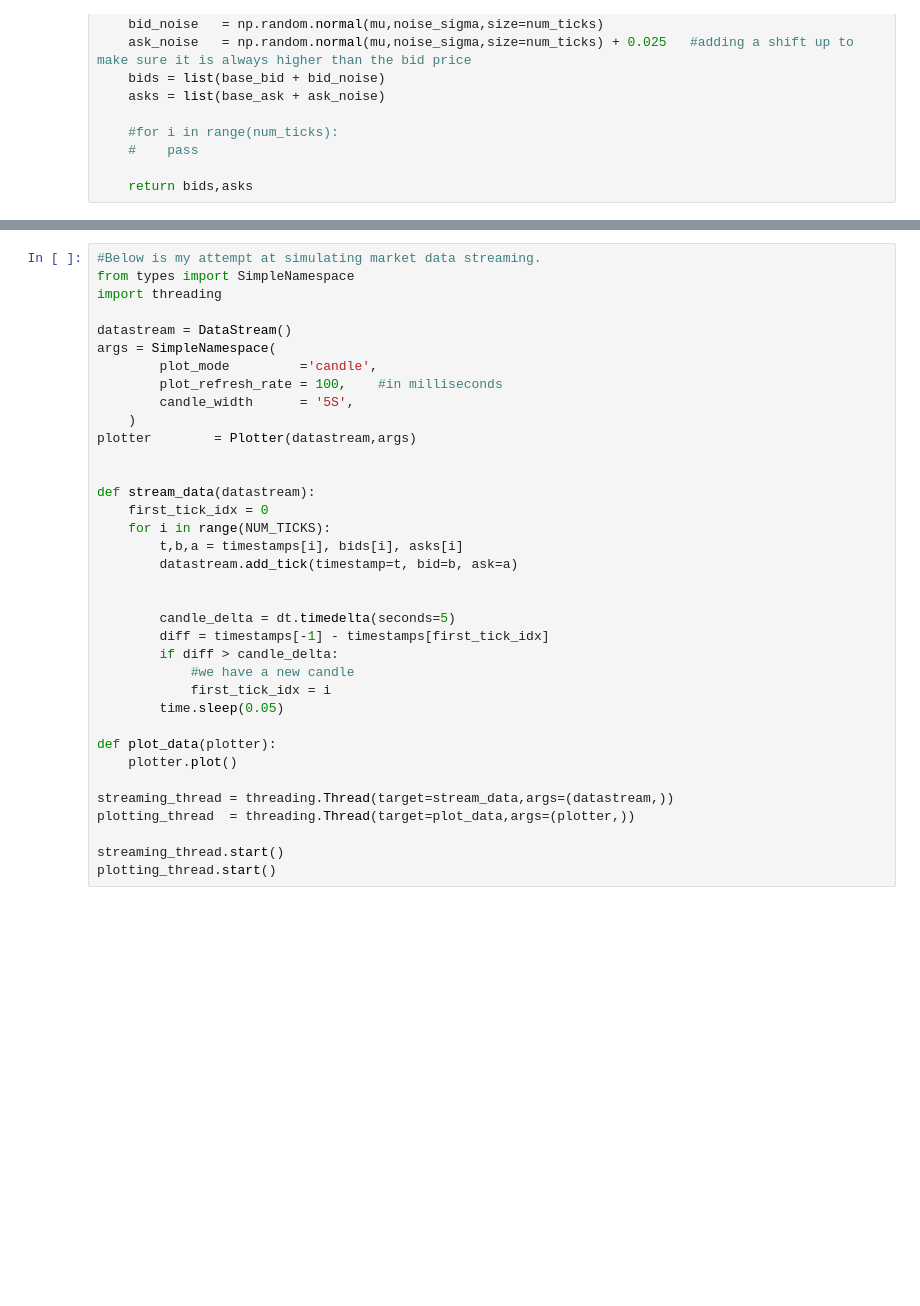
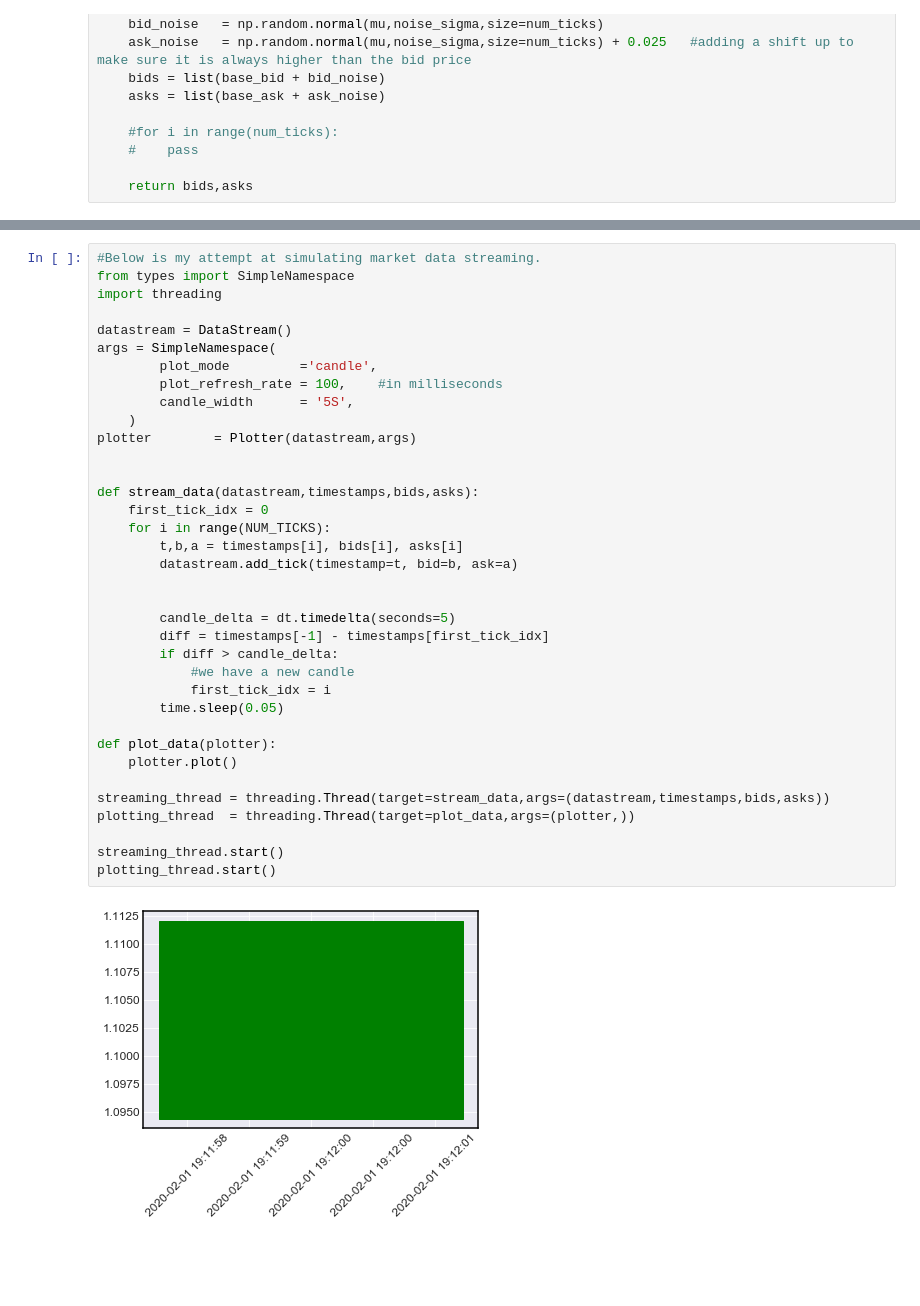
Before and after one commit to andresberejnoi/PublicNotebooks, a Jupyter notebook: public_gist_live_plotter.ipynb, the cells around one changed output, grey strips where cells are left out. Saved outputs shown, nothing was run; the diff lists cells and outputs as text; blank space fills up the shorter version.

Commit message:
added missing arguments to streaming function

```diff
--- a/public_gist_live_plotter.ipynb
+++ b/public_gist_live_plotter.ipynb
@@ -294,34 +294,34 @@ import threading
 datastream = DataStream()
 args = SimpleNamespace(
         plot_mode         ='candle',
         plot_refresh_rate = 100,    #in milliseconds
         candle_width      = '5S',
     )
 plotter        = Plotter(datastream,args)
 
 
-def stream_data(datastream):
+def stream_data(datastream,timestamps,bids,asks):
     first_tick_idx = 0
     for i in range(NUM_TICKS):
         t,b,a = timestamps[i], bids[i], asks[i]
         datastream.add_tick(timestamp=t, bid=b, ask=a)
 
 
         candle_delta = dt.timedelta(seconds=5)
         diff = timestamps[-1] - timestamps[first_tick_idx]
         if diff > candle_delta:
             #we have a new candle
             first_tick_idx = i
         time.sleep(0.05)
 
 def plot_data(plotter):
     plotter.plot()
 
-streaming_thread = threading.Thread(target=stream_data,args=(datastream,))
+streaming_thread = threading.Thread(target=stream_data,args=(datastream,timestamps,bids,asks))
 plotting_thread  = threading.Thread(target=plot_data,args=(plotter,))
 
 streaming_thread.start()
 plotting_thread.start()
 # %% [output]
-[figure, old version]
+[figure, new version]
 [figure]
```
Also changed, not shown: parts of 1 cell of this notebook.
